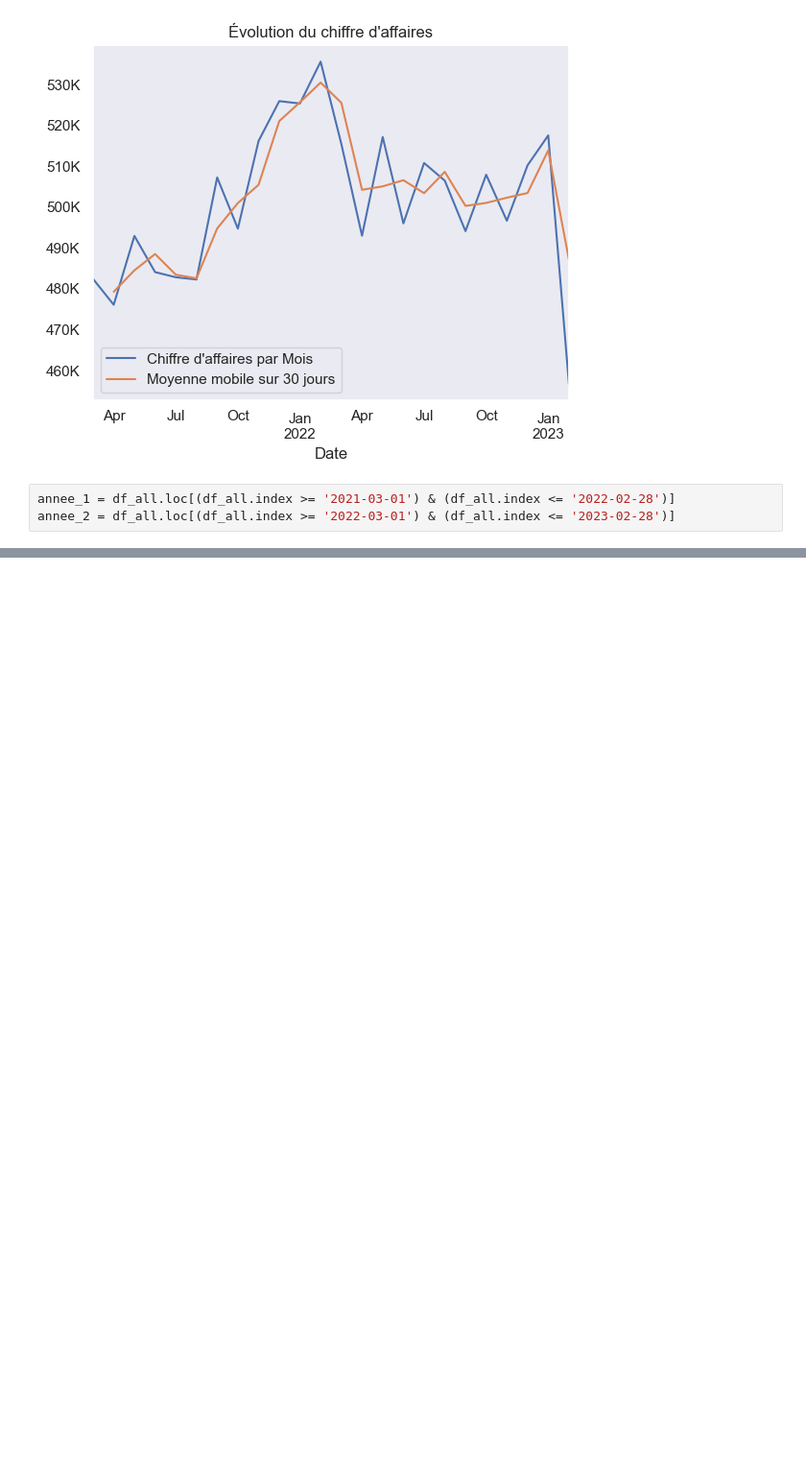
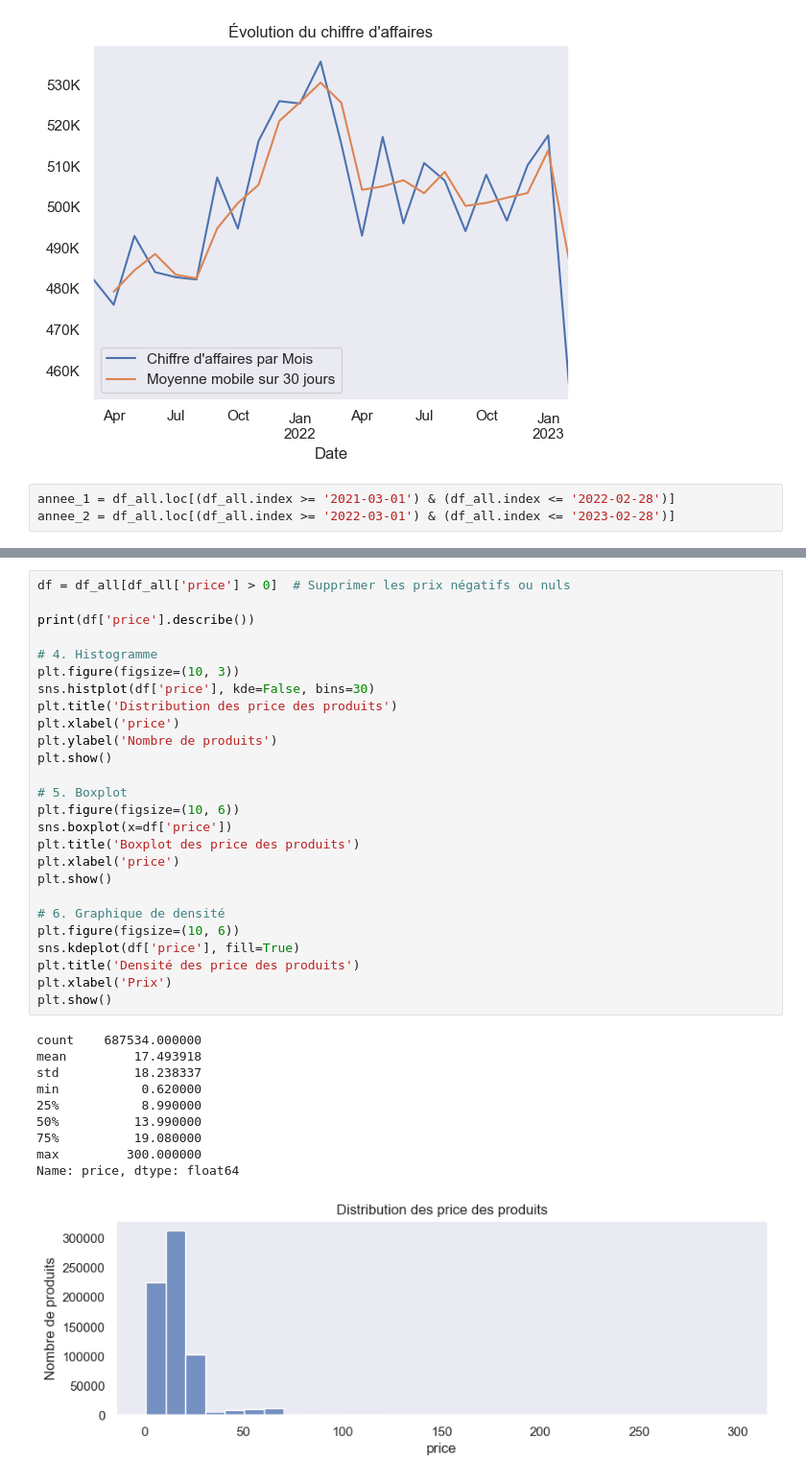
Before and after one commit to IshemZ/Projet_6-Lapage, a Jupyter notebook: Programme/0.main.ipynb, the cells around one changed output, grey strips where cells are left out. Shown at 96% size. Saved outputs shown, nothing was run; the diff lists cells and outputs as text; blank space fills up the shorter version.

```diff
--- a/Programme/0.main.ipynb
+++ b/Programme/0.main.ipynb
@@ -120,0 +138,37 @@ plt.show()
+# %%
+df = df_all[df_all['price'] > 0]  # Supprimer les prix négatifs ou nuls
+
+print(df['price'].describe())
+
+# 4. Histogramme
+plt.figure(figsize=(10, 3))
+sns.histplot(df['price'], kde=False, bins=30)
+plt.title('Distribution des price des produits')
+plt.xlabel('price')
+plt.ylabel('Nombre de produits')
+plt.show()
+
+# 5. Boxplot
+plt.figure(figsize=(10, 6))
+sns.boxplot(x=df['price'])
+plt.title('Boxplot des price des produits')
+plt.xlabel('price')
+plt.show()
+
+# 6. Graphique de densité
+plt.figure(figsize=(10, 6))
+sns.kdeplot(df['price'], fill=True)
+plt.title('Densité des price des produits')
+plt.xlabel('Prix')
+plt.show()
+# %% [output]
+count    687534.000000
+mean         17.493918
+std          18.238337
+min           0.620000
+25%           8.990000
+50%          13.990000
+75%          19.080000
+max         300.000000
+Name: price, dtype: float64
+[figure, added]
```
Also changed, not shown: parts of 5 cells of this notebook.
